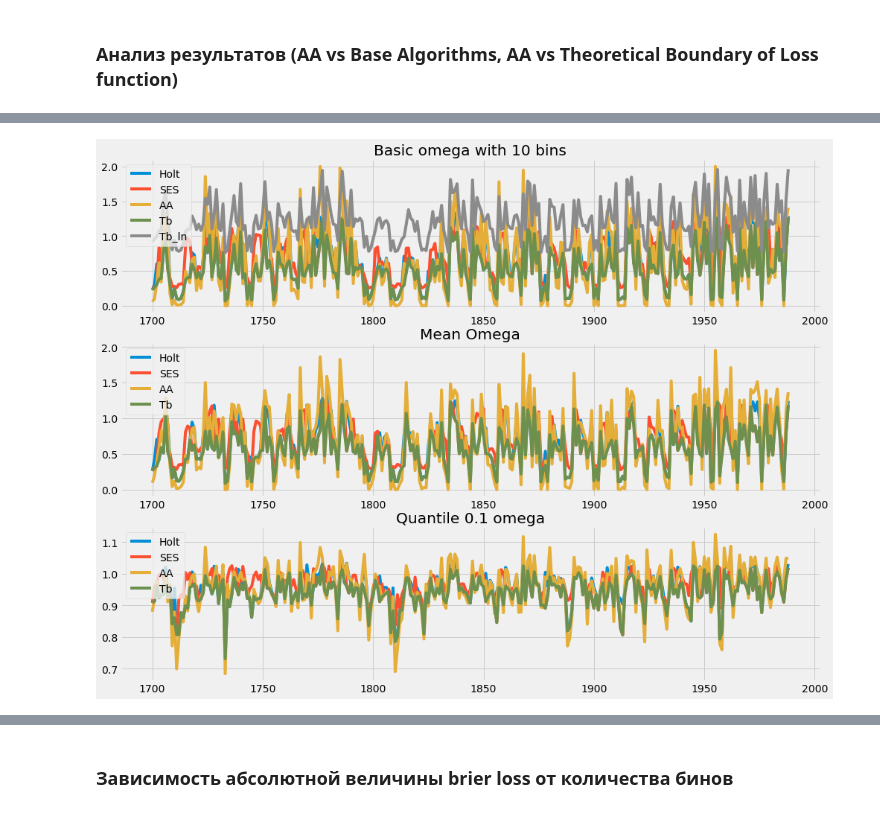
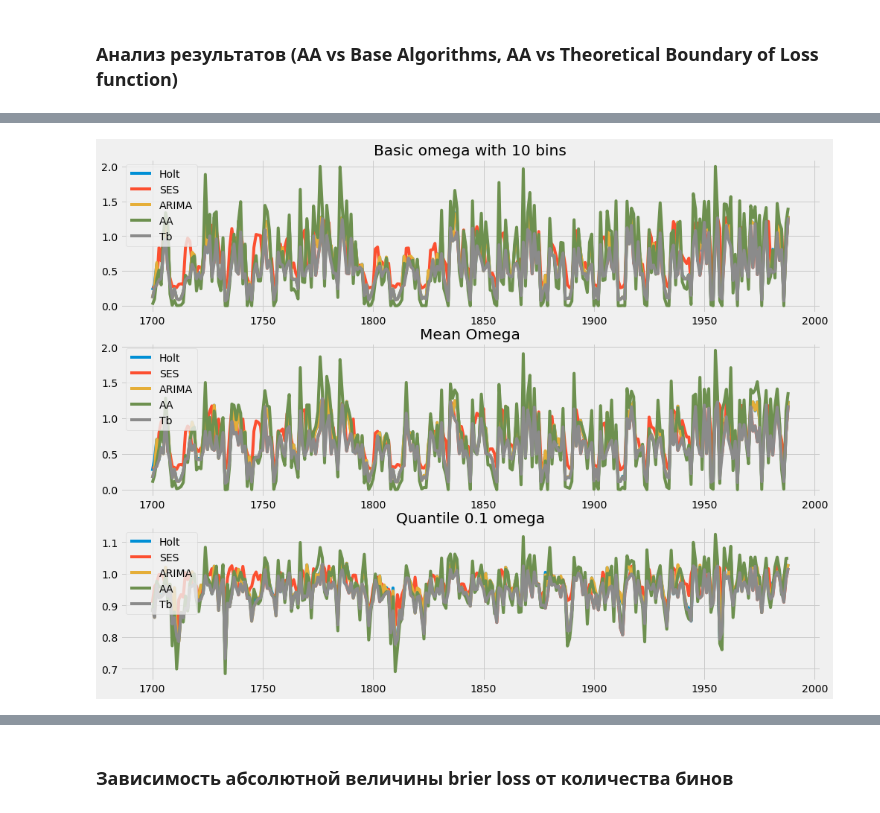
Before and after one commit to aromanenko/AggregatingAlgorithm, a Jupyter notebook: DFA.ipynb, the cells around one changed output, grey strips where cells are left out. Cells and saved outputs as stored; diff of their text form; code cells hidden in the pictures.

```diff
--- a/DFA.ipynb
+++ b/DFA.ipynb
@@ -370,29 +382,31 @@ tbln_quant = np.minimum(Holt_losses_quant, SES_losses_quant) + np.full_like(suns
-# %%
-fig, ax = plt.subplots(nrows=3, figsize=(15,12))
-
-ax[0].plot(sunspot_ts.index, Holt_losses)
-ax[0].plot(sunspot_ts.index, SES_losses)
-ax[0].plot(sunspot_ts.index, AA_losses)
-ax[0].plot(sunspot_ts.index, tb)
-ax[0].plot(sunspot_ts.index, tbln)
-ax[0].set_title('Basic omega with 10 bins')
-ax[0].legend(['Holt', 'SES', 'AA', 'Tb', 'Tb_ln'], loc='upper left');
-
-ax[1].plot(sunspot_ts.index, Holt_losses_mean)
-ax[1].plot(sunspot_ts.index, SES_losses_mean)
-ax[1].plot(sunspot_ts.index, AA_losses_mean)
-ax[1].plot(sunspot_ts.index, tb_mean)
-ax[1].set_title('Mean Omega')
-ax[1].legend(['Holt', 'SES', 'AA', 'Tb'], loc='upper left');
-
-ax[2].plot(sunspot_ts.index, Holt_losses_quant)
-ax[2].plot(sunspot_ts.index, SES_losses_quant)
-ax[2].plot(sunspot_ts.index, AA_losses_quant)
-ax[2].plot(sunspot_ts.index, tb_quant)
-ax[2].set_title('Quantile 0.1 omega')
-ax[2].legend(['Holt', 'SES', 'AA', 'Tb'], loc='upper left');
-# %% [output]
-[figure, removed]
+# %%
+fig, ax = plt.subplots(nrows=3, figsize=(15,12))
+
+ax[0].plot(sunspot_ts.index, Holt_losses)
+ax[0].plot(sunspot_ts.index, SES_losses)
+ax[0].plot(sunspot_ts.index, ARIMA_losses)
+ax[0].plot(sunspot_ts.index, AA_losses)
+ax[0].plot(sunspot_ts.index, tb)
+ax[0].set_title('Basic omega with 10 bins')
+ax[0].legend(['Holt', 'SES', 'ARIMA', 'AA', 'Tb'], loc='upper left');
+
+ax[1].plot(sunspot_ts.index, Holt_losses_mean)
+ax[1].plot(sunspot_ts.index, SES_losses_mean)
+ax[1].plot(sunspot_ts.index, ARIMA_losses_mean)
+ax[1].plot(sunspot_ts.index, AA_losses_mean)
+ax[1].plot(sunspot_ts.index, tb_mean)
+ax[1].set_title('Mean Omega')
+ax[1].legend(['Holt', 'SES', 'ARIMA', 'AA', 'Tb'], loc='upper left');
+
+ax[2].plot(sunspot_ts.index, Holt_losses_quant)
+ax[2].plot(sunspot_ts.index, SES_losses_quant)
+ax[2].plot(sunspot_ts.index, ARIMA_losses_quant)
+ax[2].plot(sunspot_ts.index, AA_losses_quant)
+ax[2].plot(sunspot_ts.index, tb_quant)
+ax[2].set_title('Quantile 0.1 omega')
+ax[2].legend(['Holt', 'SES', 'ARIMA', 'AA', 'Tb'], loc='upper left');
+# %% [output]
+[figure, added]
 # %%
 fig, ax = plt.subplots(3, figsize=(15,12))
 
```
Also changed, not shown: parts of 36 cells of this notebook.
